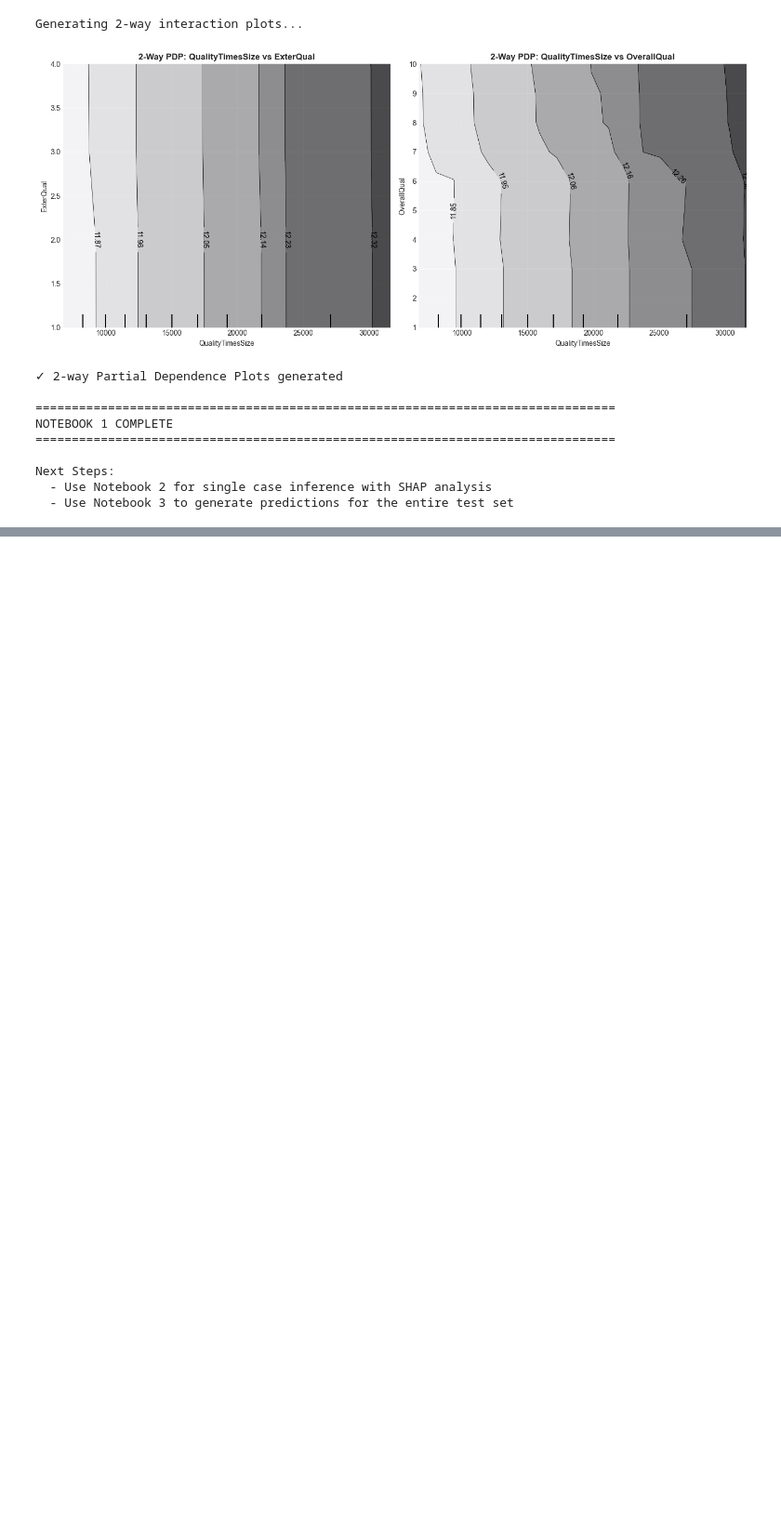
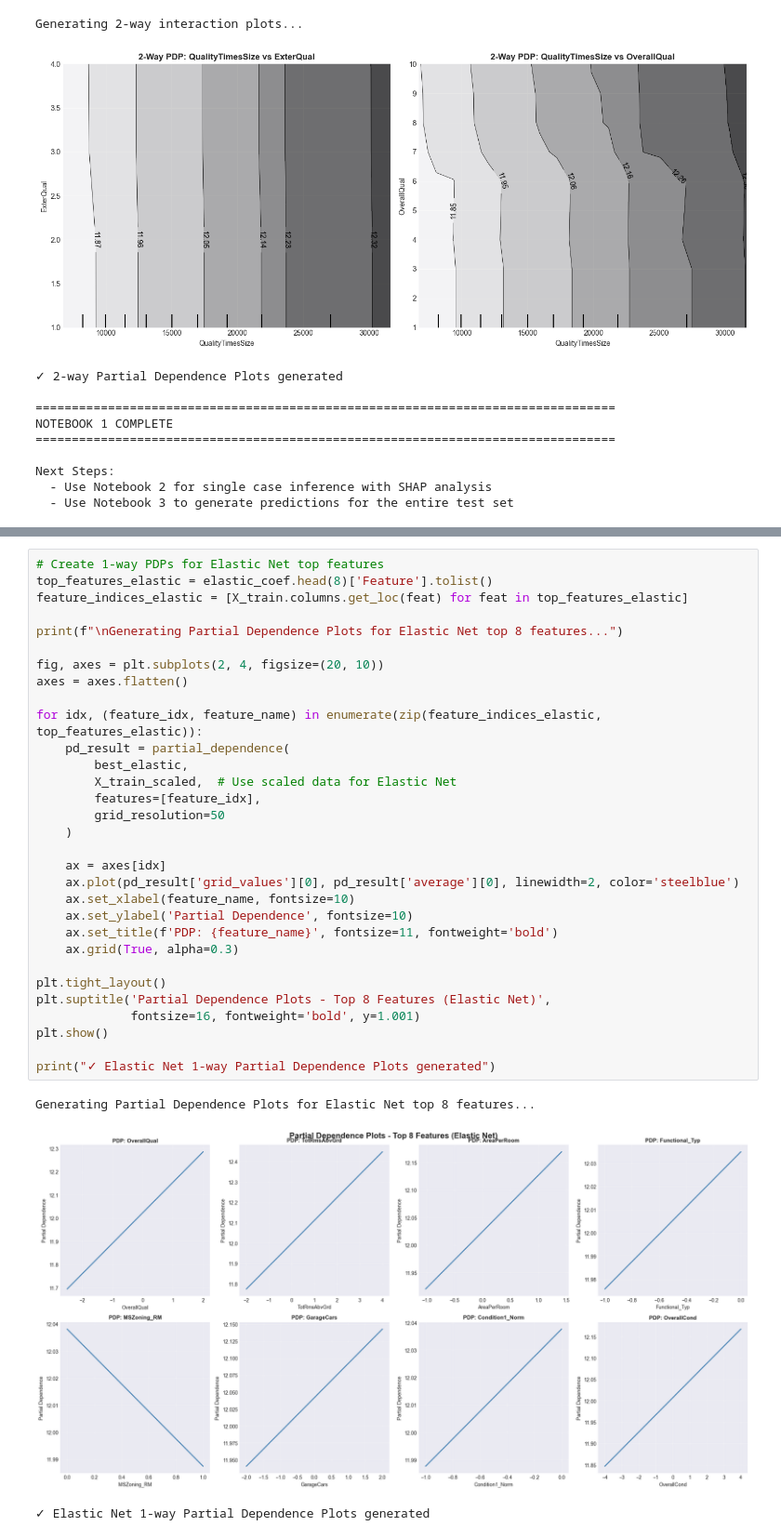
Before and after one commit to hoa2004st/House-Price-in-Ames-Prediction-and-Explaination, a Jupyter notebook: 1_EDA_FeatureEngineering_ModelTraining_PDP.ipynb, the cells around one changed output, grey strips where cells are left out. Shown: that part at 93% size. Saved outputs shown, nothing was run; the diff lists cells and outputs as text; blank space fills up the shorter version.

```diff
--- a/1_EDA_FeatureEngineering_ModelTraining_PDP.ipynb
+++ b/1_EDA_FeatureEngineering_ModelTraining_PDP.ipynb
@@ -926,0 +974,35 @@ Next Steps:
+# %%
+# Create 1-way PDPs for Elastic Net top features
+top_features_elastic = elastic_coef.head(8)['Feature'].tolist()
+feature_indices_elastic = [X_train.columns.get_loc(feat) for feat in top_features_elastic]
+
+print(f"\nGenerating Partial Dependence Plots for Elastic Net top 8 features...")
+
+fig, axes = plt.subplots(2, 4, figsize=(20, 10))
+axes = axes.flatten()
+
+for idx, (feature_idx, feature_name) in enumerate(zip(feature_indices_elastic, top_features_elastic)):
+    pd_result = partial_dependence(
+        best_elastic,
+        X_train_scaled,  # Use scaled data for Elastic Net
+        features=[feature_idx],
+        grid_resolution=50
+    )
+
+    ax = axes[idx]
+    ax.plot(pd_result['grid_values'][0], pd_result['average'][0], linewidth=2, color='steelblue')
+    ax.set_xlabel(feature_name, fontsize=10)
+    ax.set_ylabel('Partial Dependence', fontsize=10)
+    ax.set_title(f'PDP: {feature_name}', fontsize=11, fontweight='bold')
+    ax.grid(True, alpha=0.3)
+
+plt.tight_layout()
+plt.suptitle('Partial Dependence Plots - Top 8 Features (Elastic Net)',
+             fontsize=16, fontweight='bold', y=1.001)
+plt.show()
+
+print("✓ Elastic Net 1-way Partial Dependence Plots generated")
+# %% [output]
+Generating Partial Dependence Plots for Elastic Net top 8 features...
+[figure, added]
+✓ Elastic Net 1-way Partial Dependence Plots generated
```
Also changed, not shown: parts of 2 cells of this notebook, 2 other files.
